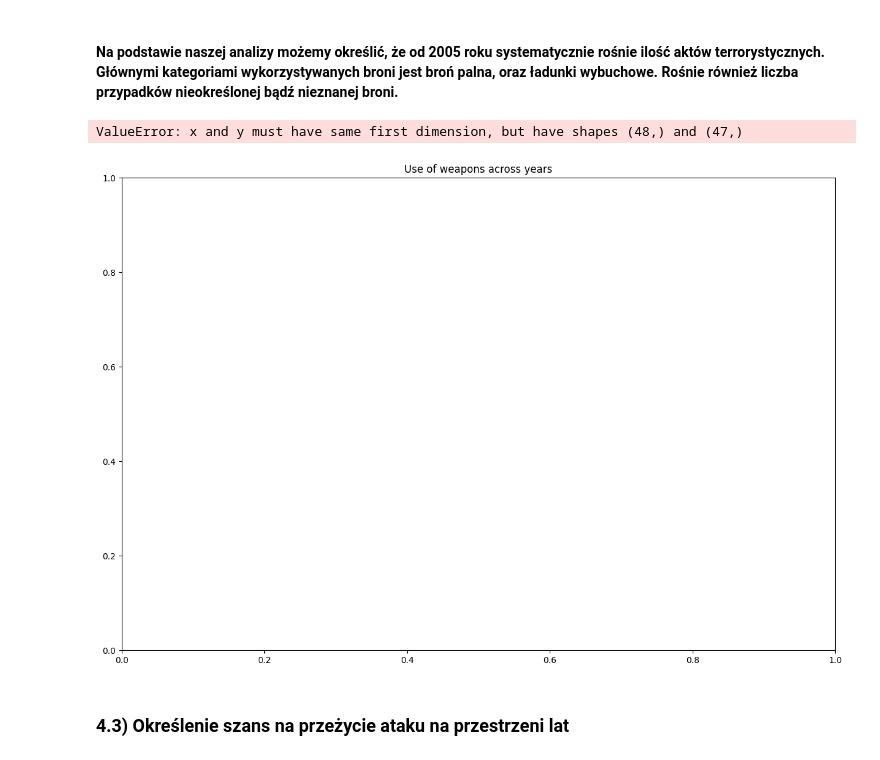
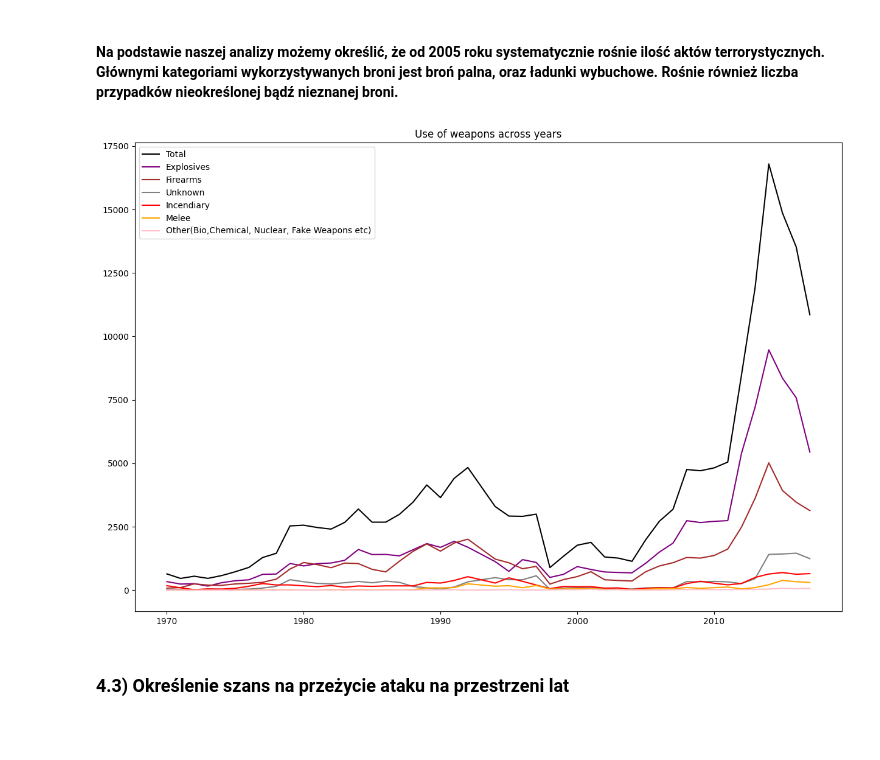
Before and after one commit to MarekWegierek/GTD-Analysis, a Jupyter notebook: GTD Analysis.ipynb, the cells around one changed output. Saved outputs shown, nothing was run; the diff lists cells and outputs as text; code cells hidden in the pictures; blank space fills up the shorter version.

```diff
--- a/GTD Analysis.ipynb
+++ b/GTD Analysis.ipynb
@@ -802,6 +751,2 @@ plt.show()
 # %% [markdown]
 ### 3.1.2) Cel 2: Pokazanie trendów jeśli chodzi o wykorzystywaną broń na przestrzeni lat
-# %%
-df_weapons = df_transformed.loc[~df_transformed['weaptype1'].isna()]
-df_weapons_yo = df_weapons[['iyear','weaptype1']]
-df_weapons_yo
@@ -923,6 +853,10 @@ plt.show()
 # %% [markdown]
 #### Na podstawie naszej analizy możemy określić, że od 2005 roku systematycznie rośnie ilość aktów terrorystycznych. Głównymi kategoriami wykorzystywanych broni jest broń palna, oraz ładunki wybuchowe. Rośnie również liczba przypadków nieokreślonej bądź nieznanej broni.
 # %%
+df_years_list = [1970, 1971, 1972, 1973, 1974, 1975, 1976, 1977, 1978, 1979, 1980, 1981,
+       1982, 1983, 1984, 1985, 1986, 1987, 1988, 1989, 1990, 1991, 1992, 1994,
+       1995, 1996, 1997, 1998, 1999, 2000, 2001, 2002, 2003, 2004, 2005, 2006,
+       2007, 2008, 2009, 2010, 2011, 2012, 2013, 2014, 2015, 2016, 2017]
 plt.figure(figsize=(15,10))
 plt.title('Use of weapons across years')
 
@@ -935,42 +869,41 @@ plt.plot(df_years_list,
 
 plt.plot(df_years_list,
          df_weapons_yo.loc[df_weapons_yo['weaptype1']==6.0].value_counts(sort=False).tolist(),
-        color='yellow',
+        color='purple',
         label='Explosives')
 
 plt.plot(df_years_list,
          df_weapons_yo.loc[df_weapons_yo['weaptype1']==5.0].value_counts(sort=False).tolist(),
         color='brown',
         label='Firearms')
 
 plt.plot(df_years_list,
          df_weapons_yo.loc[df_weapons_yo['weaptype1']==13.0].value_counts(sort=False).tolist(),
         color='grey',
         label='Unknown')
 
 plt.plot(df_years_list,
          df_weapons_yo.loc[df_weapons_yo['weaptype1']==8.0].value_counts(sort=False).tolist(),
         color='red',
         label='Incendiary')
 
 plt.plot(df_years_list,
          df_weapons_yo.loc[df_weapons_yo['weaptype1']==9.0].value_counts(sort=False).tolist(),
         color='orange',
         label='Melee')
 
 other= df_weapons_yo.loc[df_weapons_yo['weaptype1'].isin([1.0,2.0,3.0,4.0,7.0,10.0,11.0,12.0]), 'iyear'].value_counts(sort=False).tolist()
 other.insert(22,0)
 plt.plot(df_years_list,
          other,
         color='pink',
         label='Other(Bio,Chemical, Nuclear, Fake Weapons etc)')
 
 
 plt.legend()
 plt.show()
 # %% [output]
-ValueError: x and y must have same first dimension, but have shapes (48,) and (47,)
-[figure, old version]
+[figure, new version]
 # %% [markdown]
 ### 4.3) Określenie szans na przeżycie ataku na przestrzeni lat
 # %% [markdown]
```
Also changed, not shown: parts of 56 cells of this notebook.
